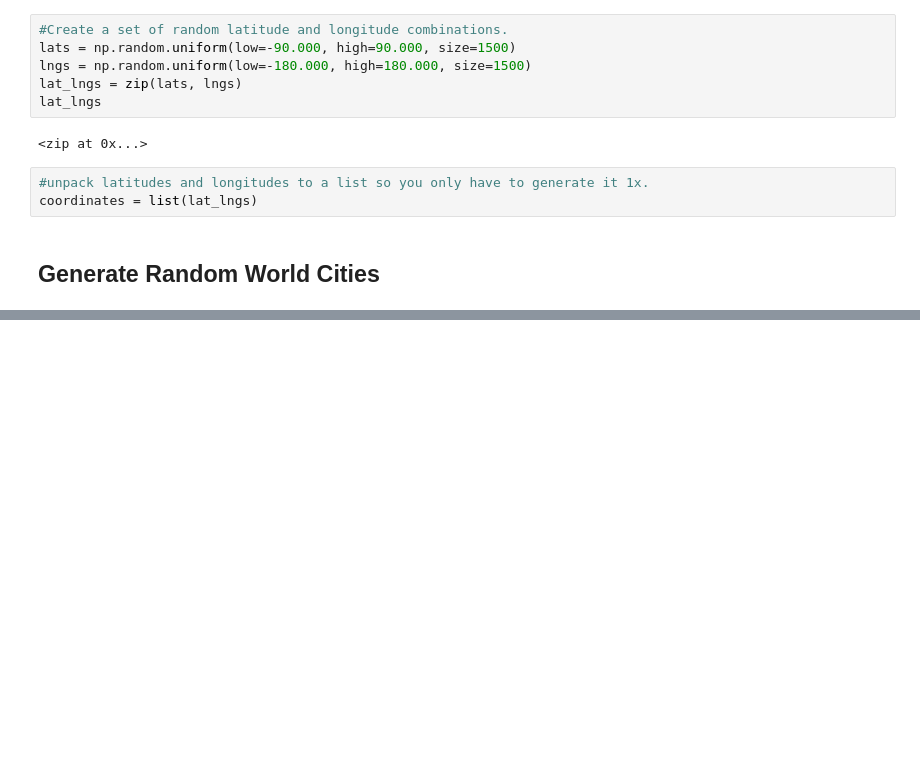
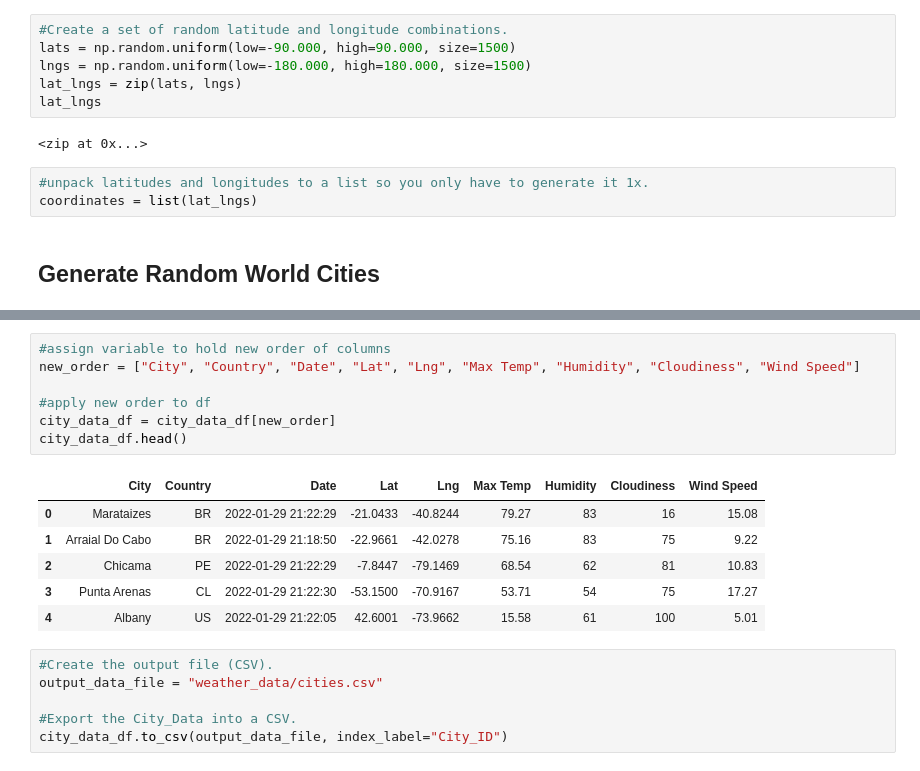
Before and after one commit to aberloro/World_Weather_Analysis, a Jupyter notebook: WeatherPy.ipynb, the cells around one changed output, grey strips where cells are left out. Drawn from its saved outputs; the diff is of its cells as text; blank space fills up the shorter version.

```diff
--- a/WeatherPy.ipynb
+++ b/WeatherPy.ipynb
@@ -37,0 +156,20 @@ len(cities)
+# %%
+#assign variable to hold new order of columns
+new_order = ["City", "Country", "Date", "Lat", "Lng", "Max Temp", "Humidity", "Cloudiness", "Wind Speed"]
+
+#apply new order to df
+city_data_df = city_data_df[new_order]
+city_data_df.head()
+# %% [output]
+|  | City | Country | Date | Lat | Lng | Max Temp | Humidity | Cloudiness | Wind Speed |
+| 0 | Marataizes | BR | 2022-01-29 21:22:29 | -21.0433 | -40.8244 | 79.27 | 83 | 16 | 15.08 |
+| 1 | Arraial Do Cabo | BR | 2022-01-29 21:18:50 | -22.9661 | -42.0278 | 75.16 | 83 | 75 | 9.22 |
+| 2 | Chicama | PE | 2022-01-29 21:22:29 | -7.8447 | -79.1469 | 68.54 | 62 | 81 | 10.83 |
+| 3 | Punta Arenas | CL | 2022-01-29 21:22:30 | -53.1500 | -70.9167 | 53.71 | 54 | 75 | 17.27 |
+| 4 | Albany | US | 2022-01-29 21:22:05 | 42.6001 | -73.9662 | 15.58 | 61 | 100 | 5.01 |
+# %%
+#Create the output file (CSV).
+output_data_file = "weather_data/cities.csv"
+
+#Export the City_Data into a CSV.
+city_data_df.to_csv(output_data_file, index_label="City_ID")
```
Also changed, not shown: parts of 7 cells of this notebook, 1 other file.
